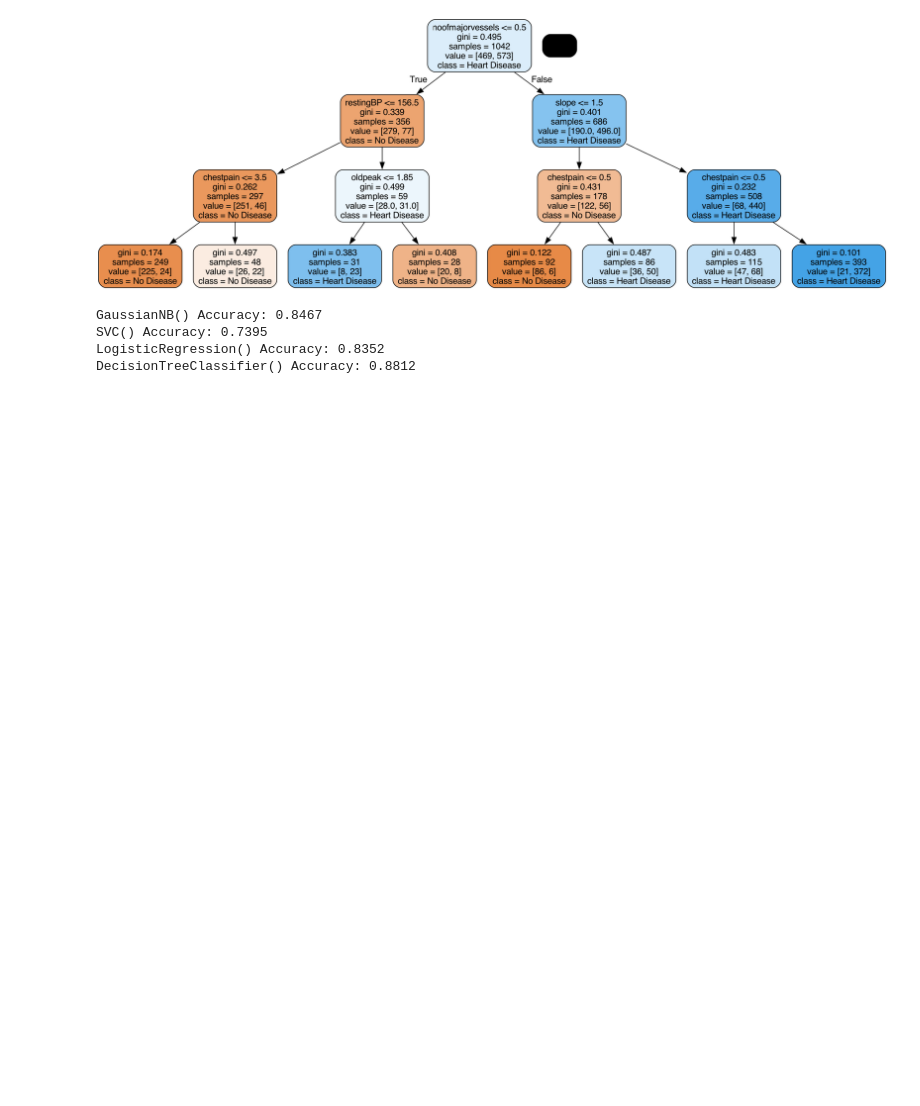
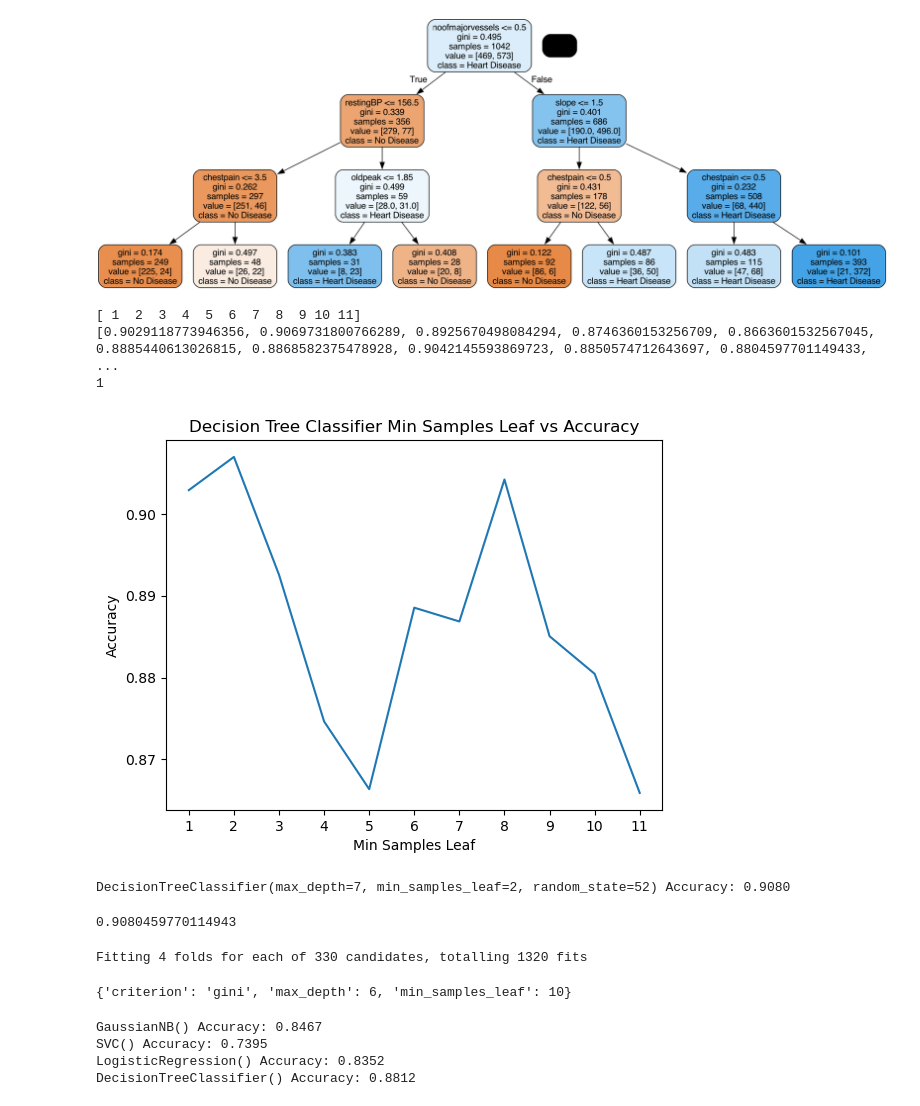
Before and after one commit to ml-cvd-prediction/ml-cvd-prediction.github.io, a Jupyter notebook: src/supervised.ipynb, the cells around one changed output. Drawn from its saved outputs; the diff is of its cells as text; code cells hidden in the pictures; blank space fills up the shorter version.

```diff
--- a/src/supervised.ipynb
+++ b/src/supervised.ipynb
@@ -118,3 +118,34 @@ graph = pydotplus.graph_from_dot_data(dot_data.getvalue())
 Image(graph.create_png())
 # %% [output]
 [figure]
+# %%
+# lets do the same for min samples leaf
+leaves = np.linspace(1, 11, 11).astype(int)
+print(leaves)
+accuracies = [0]*11
+for i, leaf in enumerate(leaves):
+    acc_sum = 0
+    for j in range(100):
+        acc_sum += run(DecisionTreeClassifier(max_depth=7, min_samples_leaf=leaf))
+    acc_score = acc_sum / 100
+    accuracies[i] = acc_score
+print(accuracies)
+fig,ax = plt.subplots(1)
+plt.xticks(depths)
+plt.title("Decision Tree Classifier Min Samples Leaf vs Accuracy")
+plt.xlabel("Min Samples Leaf")
+plt.ylabel("Accuracy")
+ax.plot(leaves, accuracies)
+print(np.argmax(accuracies))
+# should set min_samples_leaf = 2
+# %% [output]
+[ 1  2  3  4  5  6  7  8  9 10 11]
+[0.9029118773946356, 0.9069731800766289, 0.8925670498084294, 0.8746360153256709, 0.8663601532567045, 0.8885440613026815, 0.8868582375478928, 0.9042145593869723, 0.8850574712643697, 0.8804597701149433, ...
+1
+[figure, added]
+# %%
+dt = DecisionTreeClassifier(max_depth = 7, min_samples_leaf=2)
+run(dt)
+# %% [output]
+DecisionTreeClassifier(max_depth=7, min_samples_leaf=2, random_state=52) Accuracy: 0.9080
+0.9080459770114943
@@ -121,3 +154,23 @@ Image(graph.create_png())
+# %%
+# best_parameters = {'max_depth': np.arange(2,11), 'min_samples_leaf': np.arange(2,11)}
+# decision_tree = DecisionTreeClassifier(criterion='gini') # for information gain and entropy
+# model = GridSearchCV(estimator=decision_tree, param_grid=best_parameters, n_jobs=-1, verbose=1, cv=StratifiedKFold(n_splits=3, shuffle=True, random_state=17))
+# model.fit(x_train, y_train)
+# model.best_params_
+dt = DecisionTreeClassifier()
+params = {
+    'max_depth': [2, 3, 4, 5, 6, 7, 8, 9, 10, 11, 12],
+    'min_samples_leaf': [2, 3, 4, 5, 6, 7, 8, 9, 10, 11, 12, 13, 20, 30, 40],
+    'criterion': ["gini", "entropy"]
+}
+grid_search = GridSearchCV(estimator=dt,
+                           param_grid=params,
+                           cv=4, n_jobs=-1, verbose=1, scoring = "accuracy")
+grid_search.fit(x_train, y_train)
+grid_search.best_params_
+# %% [output]
+Fitting 4 folds for each of 330 candidates, totalling 1320 fits
+{'criterion': 'gini', 'max_depth': 6, 'min_samples_leaf': 10}
 # %%
 def run(model):
     model.fit(x_train, y_train)
```
Also changed, not shown: parts of 3 cells of this notebook, 2 other files.
